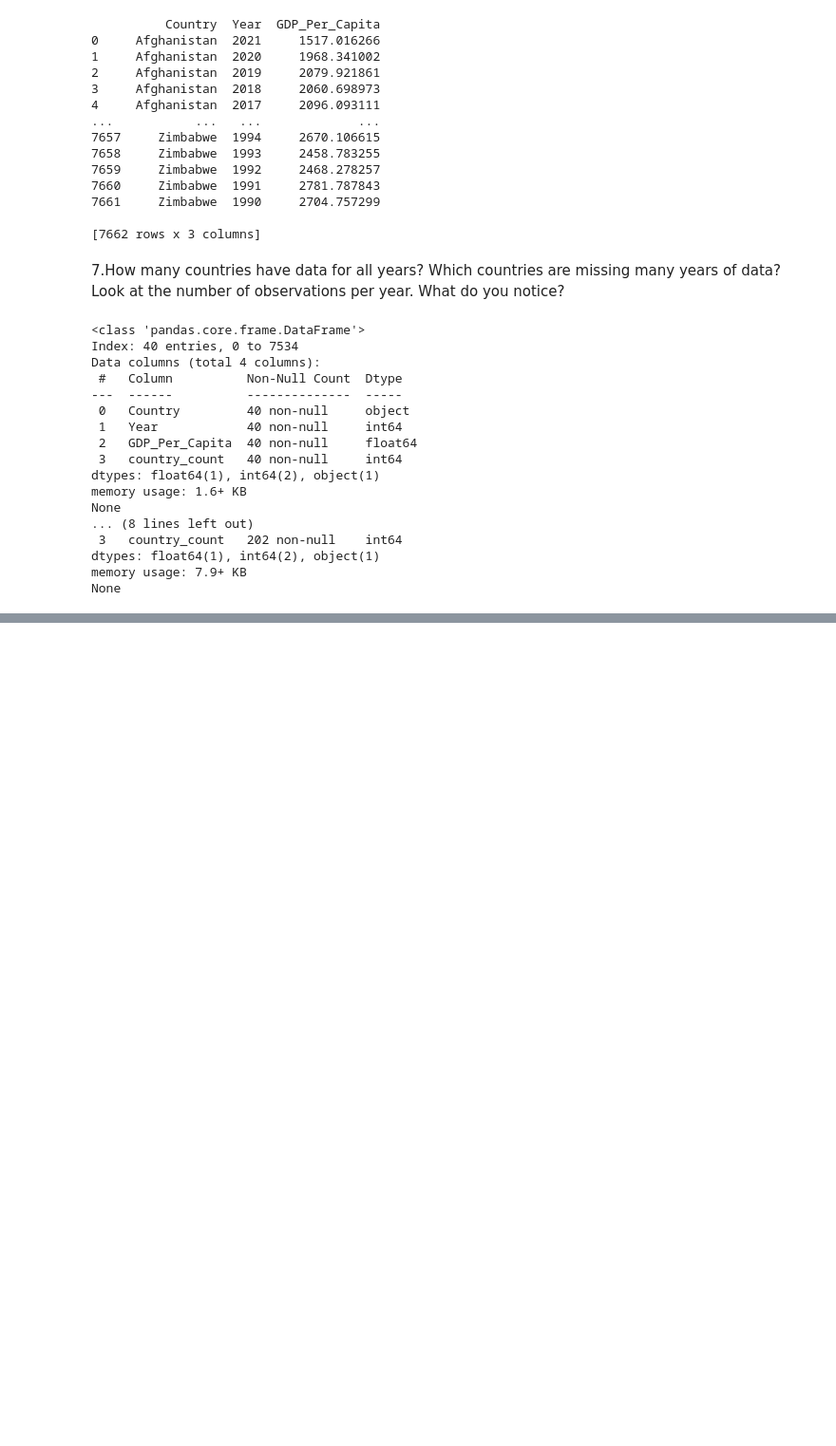
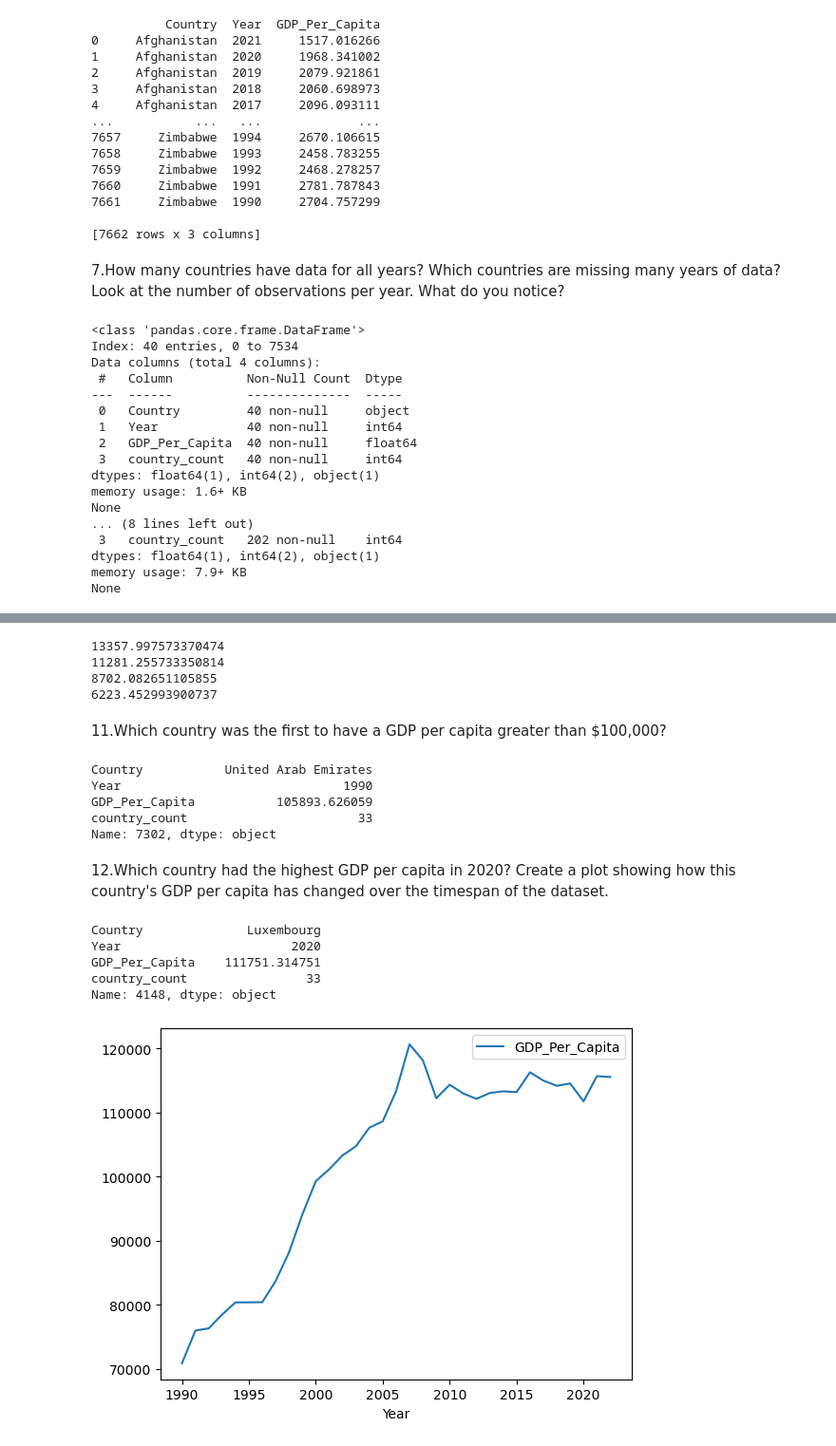
Before and after one commit to NSS-Data-Analytics-Cohort-10/gdp-and-internet-usage-mhm516, a Jupyter notebook: scripts/code_new.ipynb, the cells around one changed output, grey strips where cells are left out. Shown at 95% size. Drawn from its saved outputs; the diff is of its cells as text; code cells hidden in the pictures; blank space fills up the shorter version.

```diff
--- a/scripts/code_new.ipynb
+++ b/scripts/code_new.ipynb
@@ -89,0 +99,50 @@ nan
+# %%
+year_2020=gdp_df.loc[gdp_df['Year']==2020]
+med_gdp_2020=year_2020['GDP_Per_Capita'].median()
+
+year_2010=gdp_df.loc[gdp_df['Year']==2010]
+med_gdp_2010=year_2010['GDP_Per_Capita'].median()
+
+year_2000=gdp_df.loc[gdp_df['Year']==2000]
+med_gdp_2000=year_2000['GDP_Per_Capita'].median()
+
+year_1990=gdp_df.loc[gdp_df['Year']==1990]
+med_gdp_1990=year_1990['GDP_Per_Capita'].median()
+
+
+print(med_gdp_2020)
+print(med_gdp_2010)
+print(med_gdp_2000)
+print(med_gdp_1990)
+# %% [output]
+13357.997573370474
+11281.255733350814
+8702.082651105855
+6223.452993900737
+# %% [markdown]
+11.Which country was the first to have a GDP per capita greater than $100,000?
+# %%
+gdp_over_100k=gdp_df.loc[gdp_df['GDP_Per_Capita']>100000]
+earliest_yr=gdp_over_100k.sort_values(by=['Year'])
+print(earliest_yr.iloc[0])
+# %% [output]
+Country           United Arab Emirates
+Year                              1990
+GDP_Per_Capita           105893.626059
+country_count                       33
+Name: 7302, dtype: object
+# %% [markdown]
+12.Which country had the highest GDP per capita in 2020? Create a plot showing how this country's GDP per capita has changed over the timespan of the dataset.
+# %%
+year_2020=gdp_df.loc[gdp_df['Year']==2020]
+highest_gdp_2020=year_2020.sort_values(by='GDP_Per_Capita', ascending=False)
+Luxembourg=gdp_df.loc[gdp_df['Country']=='Luxembourg']
+Luxembourg.plot(x='Year',y='GDP_Per_Capita')
+print(highest_gdp_2020.iloc[0])
+# %% [output]
+Country              Luxembourg
+Year                       2020
+GDP_Per_Capita    111751.314751
+country_count                33
+Name: 4148, dtype: object
+[figure, added]
```
Also changed, not shown: parts of 10 cells of this notebook.
